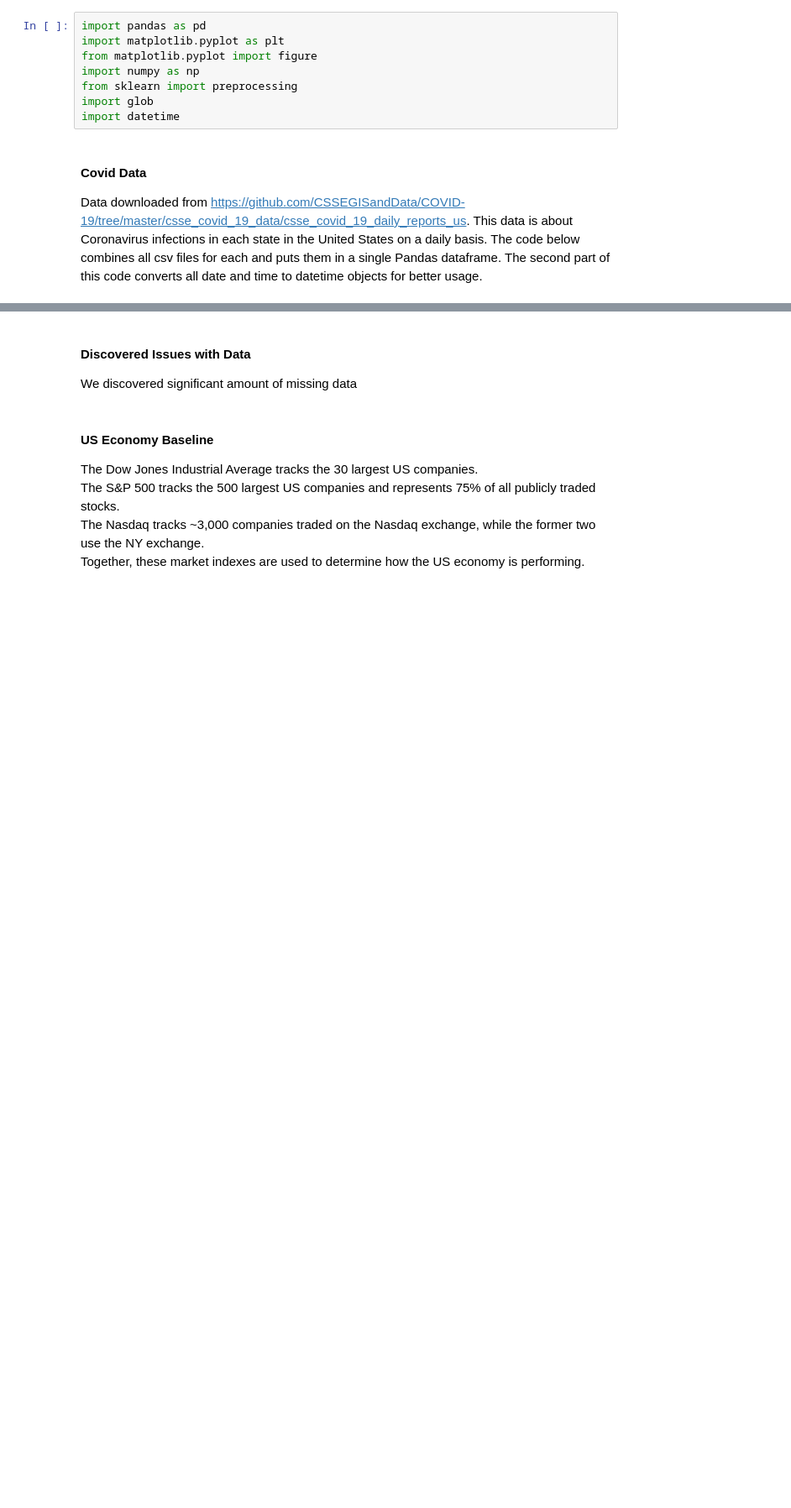
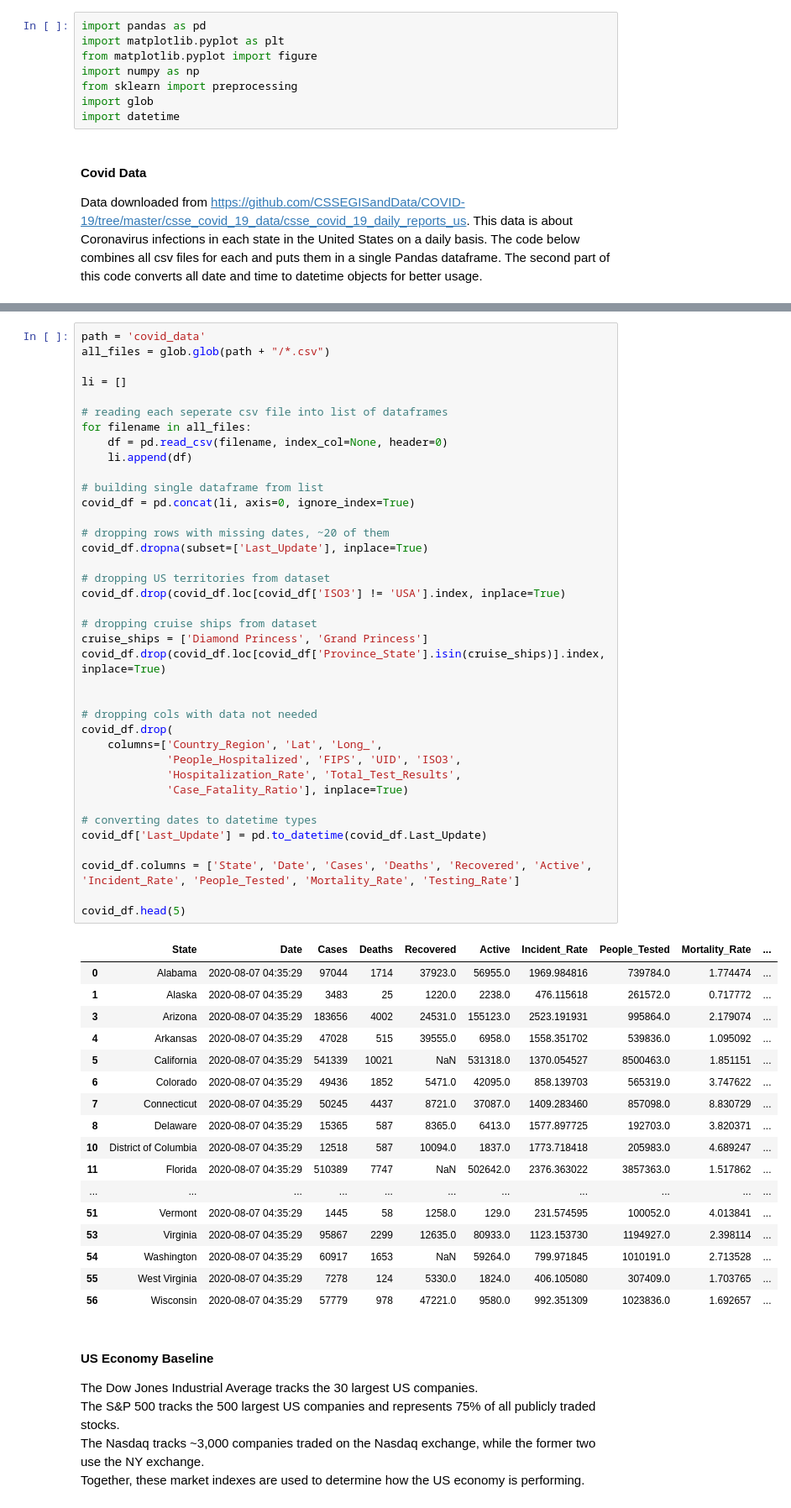
Before and after one commit to JonathanConn/320_final, a Jupyter notebook: main.ipynb, the cells around one changed output, grey strips where cells are left out. Shown at 84% size. Drawn from its saved outputs; the diff is of its cells as text; blank space fills up the shorter version.

Commit message:
cleaned up covid date, going to aggregate states in dataframe next

```diff
--- a/main.ipynb
+++ b/main.ipynb
@@ -45,6 +17,59 @@ covid_df.head(5)
-# %% [markdown]
-#### Discovered Issues with Data
-We discovered significant amount of missing data
+# %%
+path = 'covid_data'
+all_files = glob.glob(path + "/*.csv")
+
+li = []
+
+# reading each seperate csv file into list of dataframes
+for filename in all_files:
+    df = pd.read_csv(filename, index_col=None, header=0)
+    li.append(df)
+
+# building single dataframe from list
+covid_df = pd.concat(li, axis=0, ignore_index=True)
+
+# dropping rows with missing dates, ~20 of them
+covid_df.dropna(subset=['Last_Update'], inplace=True)
+
+# dropping US territories from dataset
+covid_df.drop(covid_df.loc[covid_df['ISO3'] != 'USA'].index, inplace=True)
+
+# dropping cruise ships from dataset
+cruise_ships = ['Diamond Princess', 'Grand Princess']
+covid_df.drop(covid_df.loc[covid_df['Province_State'].isin(cruise_ships)].index, inplace=True)
+
+
+# dropping cols with data not needed
+covid_df.drop(
+    columns=['Country_Region', 'Lat', 'Long_',
+             'People_Hospitalized', 'FIPS', 'UID', 'ISO3',
+             'Hospitalization_Rate', 'Total_Test_Results',
+             'Case_Fatality_Ratio'], inplace=True)
+
+# converting dates to datetime types
+covid_df['Last_Update'] = pd.to_datetime(covid_df.Last_Update)
+
+covid_df.columns = ['State', 'Date', 'Cases', 'Deaths', 'Recovered', 'Active', 'Incident_Rate', 'People_Tested', 'Mortality_Rate', 'Testing_Rate']
+
+covid_df.head(5)
+# %% [output]
+|  | State | Date | Cases | Deaths | Recovered | Active | Incident_Rate | People_Tested | Mortality_Rate | ... |
+| 0 | Alabama | 2020-08-07 04:35:29 | 97044 | 1714 | 37923.0 | 56955.0 | 1969.984816 | 739784.0 | 1.774474 | ... |
+| 1 | Alaska | 2020-08-07 04:35:29 | 3483 | 25 | 1220.0 | 2238.0 | 476.115618 | 261572.0 | 0.717772 | ... |
+| 3 | Arizona | 2020-08-07 04:35:29 | 183656 | 4002 | 24531.0 | 155123.0 | 2523.191931 | 995864.0 | 2.179074 | ... |
+| 4 | Arkansas | 2020-08-07 04:35:29 | 47028 | 515 | 39555.0 | 6958.0 | 1558.351702 | 539836.0 | 1.095092 | ... |
+| 5 | California | 2020-08-07 04:35:29 | 541339 | 10021 | NaN | 531318.0 | 1370.054527 | 8500463.0 | 1.851151 | ... |
+| 6 | Colorado | 2020-08-07 04:35:29 | 49436 | 1852 | 5471.0 | 42095.0 | 858.139703 | 565319.0 | 3.747622 | ... |
+| 7 | Connecticut | 2020-08-07 04:35:29 | 50245 | 4437 | 8721.0 | 37087.0 | 1409.283460 | 857098.0 | 8.830729 | ... |
+| 8 | Delaware | 2020-08-07 04:35:29 | 15365 | 587 | 8365.0 | 6413.0 | 1577.897725 | 192703.0 | 3.820371 | ... |
+| 10 | District of Columbia | 2020-08-07 04:35:29 | 12518 | 587 | 10094.0 | 1837.0 | 1773.718418 | 205983.0 | 4.689247 | ... |
+| 11 | Florida | 2020-08-07 04:35:29 | 510389 | 7747 | NaN | 502642.0 | 2376.363022 | 3857363.0 | 1.517862 | ... |
+| ... | ... | ... | ... | ... | ... | ... | ... | ... | ... | ... |
+| 51 | Vermont | 2020-08-07 04:35:29 | 1445 | 58 | 1258.0 | 129.0 | 231.574595 | 100052.0 | 4.013841 | ... |
+| 53 | Virginia | 2020-08-07 04:35:29 | 95867 | 2299 | 12635.0 | 80933.0 | 1123.153730 | 1194927.0 | 2.398114 | ... |
+| 54 | Washington | 2020-08-07 04:35:29 | 60917 | 1653 | NaN | 59264.0 | 799.971845 | 1010191.0 | 2.713528 | ... |
+| 55 | West Virginia | 2020-08-07 04:35:29 | 7278 | 124 | 5330.0 | 1824.0 | 406.105080 | 307409.0 | 1.703765 | ... |
+| 56 | Wisconsin | 2020-08-07 04:35:29 | 57779 | 978 | 47221.0 | 9580.0 | 992.351309 | 1023836.0 | 1.692657 | ... |
 # %% [markdown]
 #### US Economy Baseline
 The Dow Jones Industrial Average tracks the 30 largest US companies.
```
Also changed, not shown: parts of 2 cells of this notebook.
